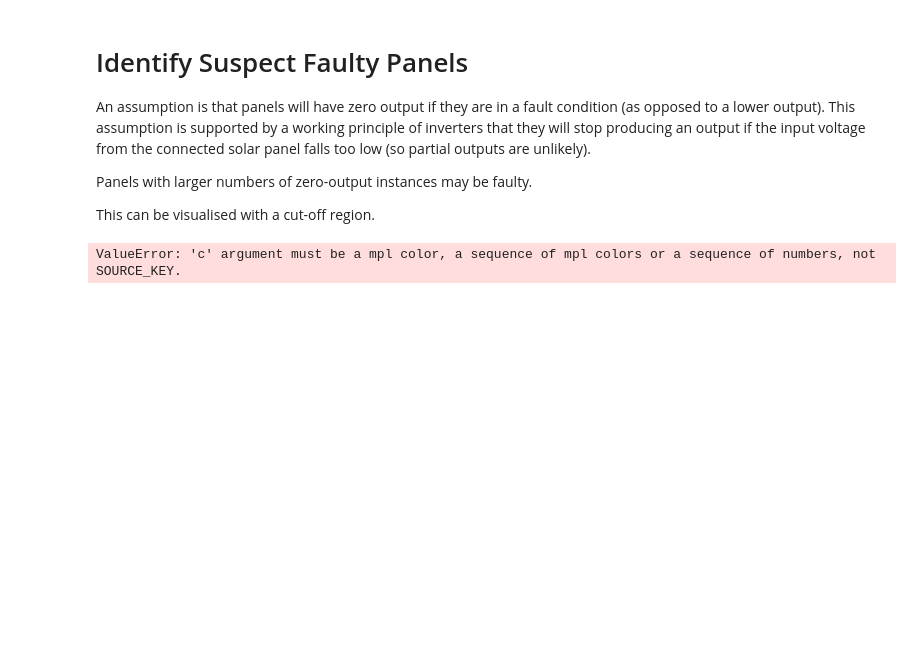
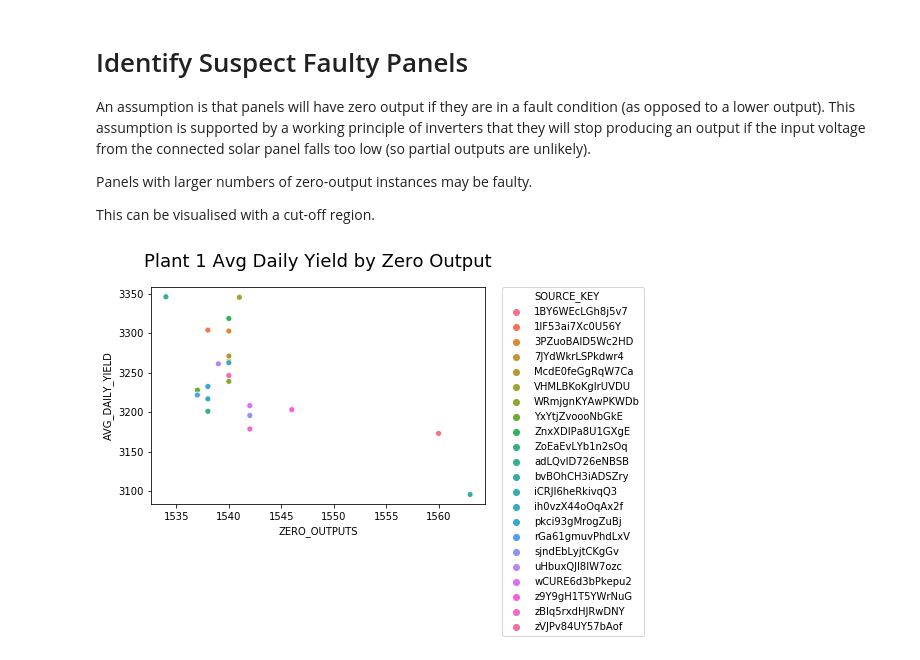
Before and after one commit to CloudforestTechnologies/solar-power-generation-project, a Jupyter notebook: Notebooks/2.0-pm-detecting-faulty-inverters.ipynb, the cells around one changed output. Drawn from its saved outputs; the diff is of its cells as text; code cells hidden in the pictures; blank space fills up the shorter version.

Commit message:
Figure implementation wip.

```diff
--- a/Notebooks/2.0-pm-detecting-faulty-inverters.ipynb
+++ b/Notebooks/2.0-pm-detecting-faulty-inverters.ipynb
@@ -63,17 +63,22 @@ This can be visualised with a cut-off region.
 # %%
 
 # Count number of zero instances per cell
 zero_outputs = df_plant1[df_plant1['DC_POWER'] == 0].groupby('SOURCE_KEY')['DATE_TIME'].count().reset_index().rename(columns = {'DATE_TIME' : 'ZERO_OUTPUTS'})
 zero_outputs.sort_values('ZERO_OUTPUTS', ascending = False)
 
 # Create a grouping of source keys and avg daily yield
 daily_yield = df_plant1.groupby(['SOURCE_KEY'])[['SOURCE_KEY', 'AVG_DAILY_YIELD']].mean().reset_index().sort_values('AVG_DAILY_YIELD', ascending = False)
 
 # Merge zero instances and avg daily yield to identify cells with lots of downtime
 plant1_efficiency = pd.merge(zero_outputs, daily_yield, how = 'inner', on = 'SOURCE_KEY')
 
-sns.scatterplot(data = plant1_efficiency, x = 'ZERO_OUTPUTS', y = 'AVG_DAILY_YIELD', c = 'SOURCE_KEY')
+sns.scatterplot(data = plant1_efficiency, x = 'ZERO_OUTPUTS', y = 'AVG_DAILY_YIELD', hue = 'SOURCE_KEY', hover_data)
 
+# Style figure
+plt.title('Plant 1 Avg Daily Yield by Zero Output', fontsize = figures_helper.TITLE_FONTSIZE, pad = 20)
+plt.legend(bbox_to_anchor = (1.05, 1), loc = 2, borderaxespad = 0)
 plt.show()
+
+# Label anomalous points
 # %% [output]
-ValueError: 'c' argument must be a mpl color, a sequence of mpl colors or a sequence of numbers, not SOURCE_KEY.
+[figure, added]
```
